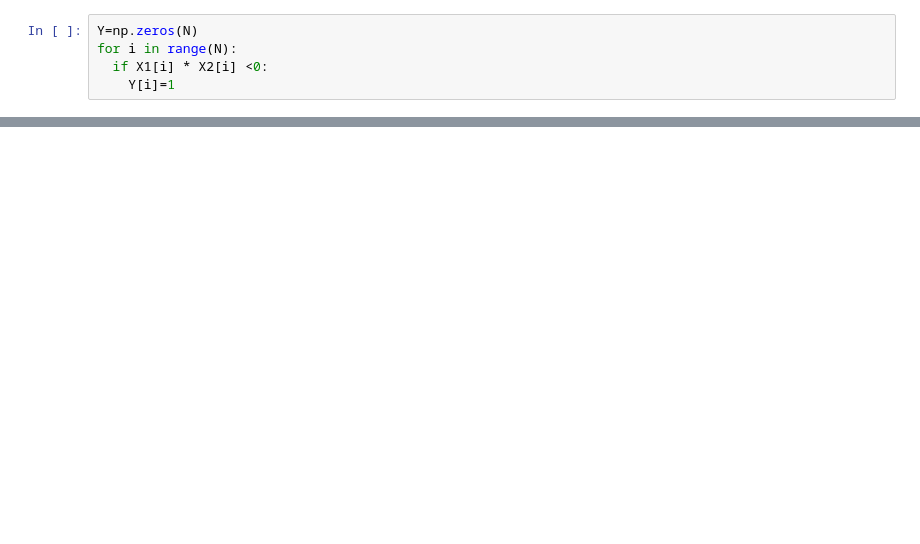
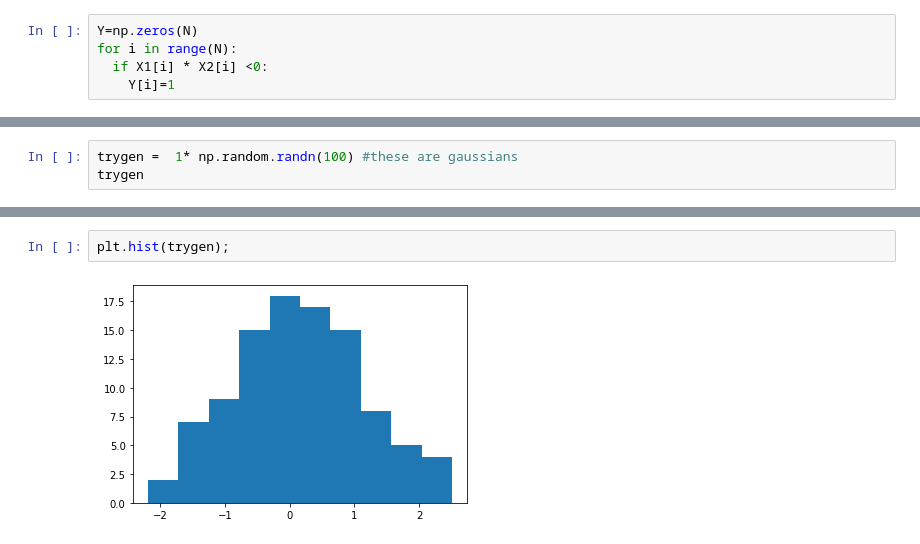
Before and after one commit to redboycode/udemycourses, a Jupyter notebook: lazy_prog_numpy/MatplotLib_Intro.ipynb, the cells around one changed output, grey strips where cells are left out. Cells and saved outputs as stored; diff of their text form; blank space fills up the shorter version.

```diff
--- a/lazy_prog_numpy/MatplotLib_Intro.ipynb
+++ b/lazy_prog_numpy/MatplotLib_Intro.ipynb
@@ -313,0 +321,3 @@ plt.scatter(X1,X2, c=Y);
+# %%
+trygen =  1* np.random.randn(100) #these are gaussians
+trygen
@@ -313,0 +342,4 @@ plt.scatter(X1,X2, c=Y);
+# %%
+plt.hist(trygen);
+# %% [output]
+[figure, added]
```
Also changed, not shown: parts of 9 cells of this notebook.
